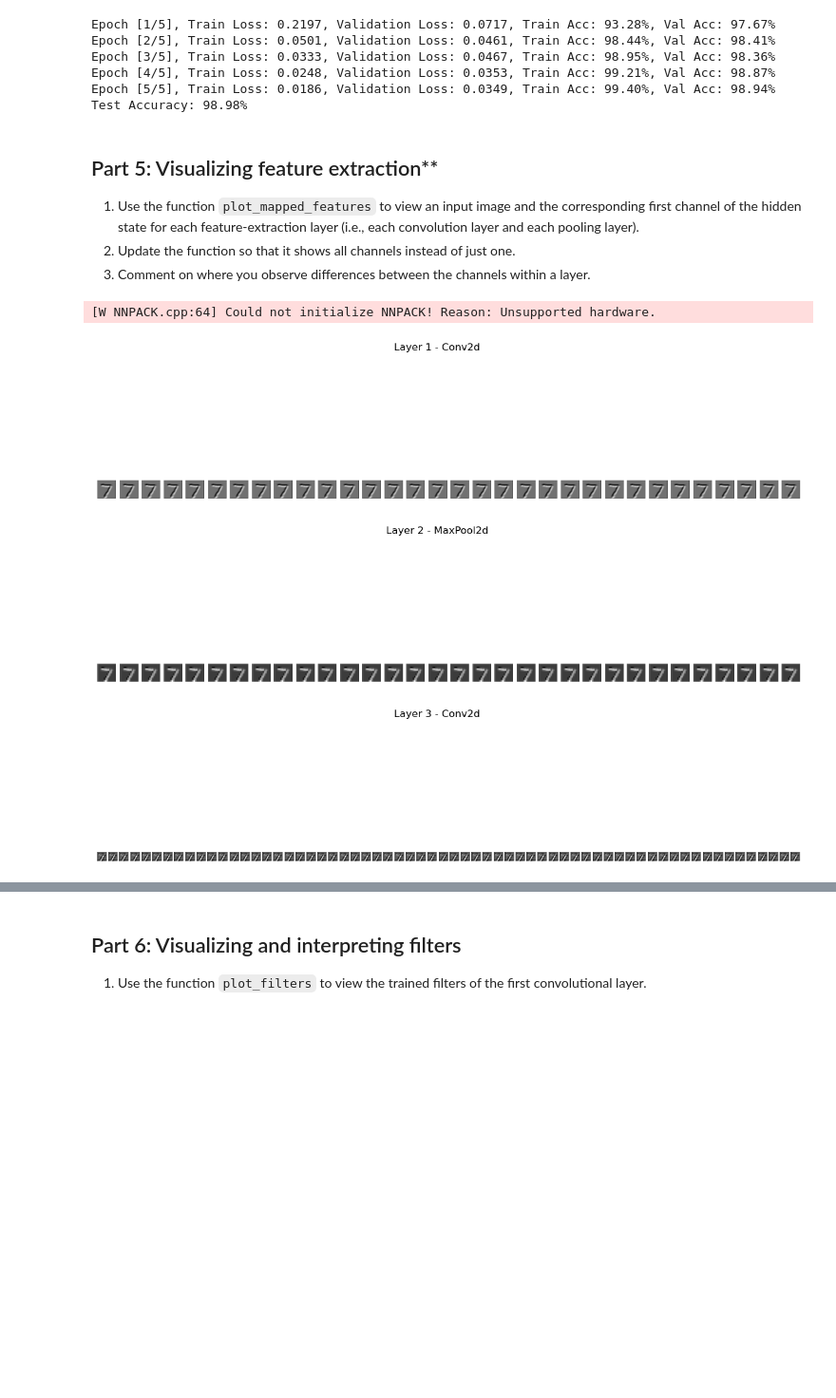
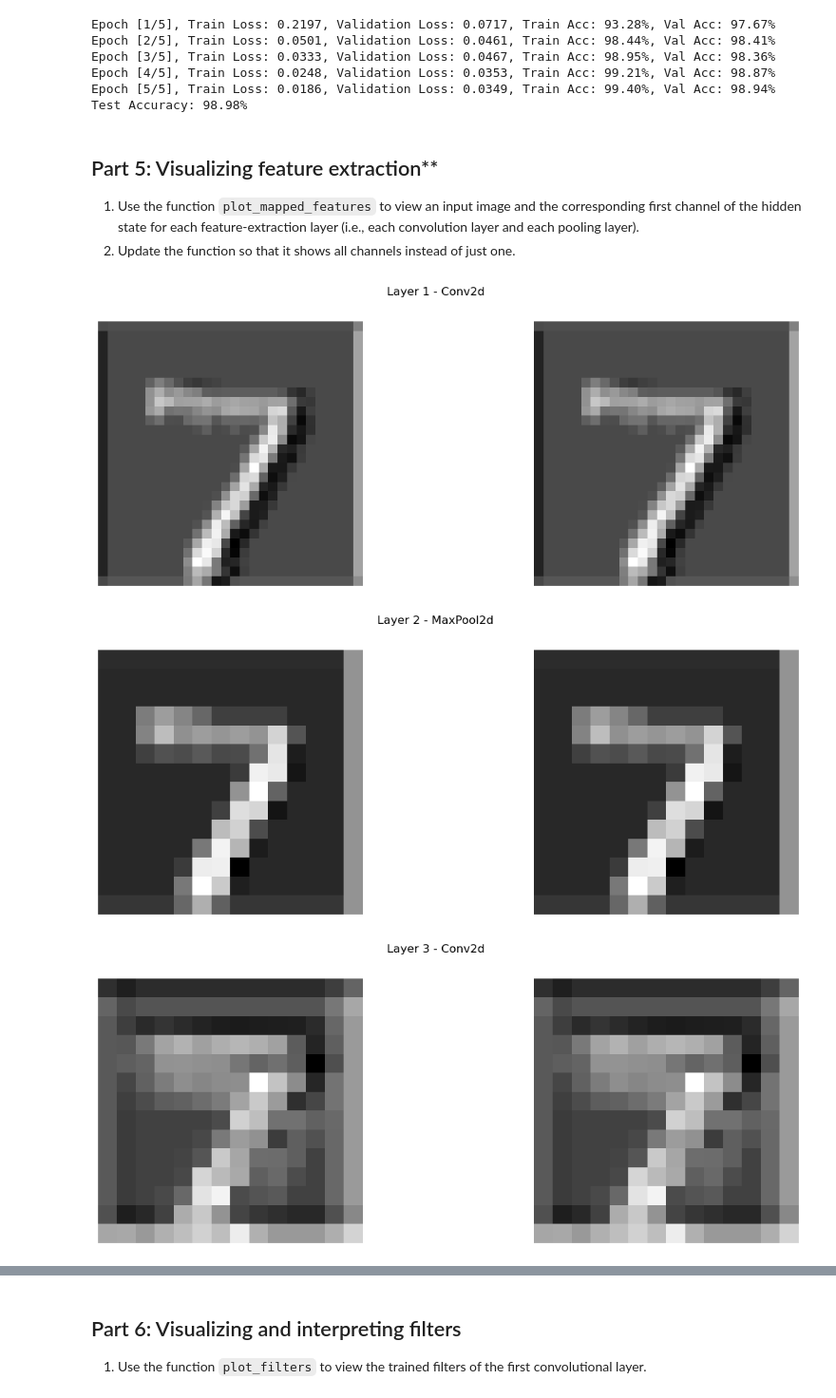
Before and after one commit to abbyirish3/mathematics-and-ai, a Jupyter notebook: weekly-projects/week6/Homework 6.ipynb, the cells around one changed output, grey strips where cells are left out. Shown at 95% size. Saved outputs shown, nothing was run; the diff lists cells and outputs as text; code cells hidden in the pictures; blank space fills up the shorter version.

```diff
--- a/weekly-projects/week6/Homework 6.ipynb
+++ b/weekly-projects/week6/Homework 6.ipynb
@@ -526,39 +526,37 @@ Test Accuracy: 98.98%
 ## Part 5: Visualizing feature extraction**
 1. Use the function `plot_mapped_features` to view an input image and the corresponding first channel of the hidden state for each feature-extraction layer (i.e., each convolution layer and each pooling layer).
 2. Update the function so that it shows all channels instead of just one.
-3. Comment on where you observe differences between the channels within a layer.
 # %%
 # Function to visualize the feature maps produced by different layers for a given image
 def plot_mapped_features(model, image, layers):
 
     # Add a batch dimension to the image tensor (from (channels, height, width) to (1, channels, height, width))
     x = image.unsqueeze(0)
 
     # Iterate over the specified layers
     for i, layer in enumerate(layers):
         # Pass the image through the current layer
         x = layer(x)
         # number of channels in feature map
-        num_channels = x.size(1)
+        num_channels = 2
 
         # Create a subplot with 1 row and len(layers) columns
         fig, axes = plt.subplots(1, num_channels, figsize=(15, 5))
 
         # Visualize the j-th channel of the feature map
         for j in range(num_channels):
             axes[j].imshow(x[0, 0].detach().cpu().numpy(), cmap='gray')
             axes[j].axis('off')
         fig.suptitle(f'Layer {i + 1} - {layer.__class__.__name__}')
         plt.show()
 
 
 examples = iter(test_loader)
 example_data, example_labels = next(examples) # get one batch from test set
 example_image = example_data[0]
 layers = [model.conv1, model.pool, model.conv2, model.pool, model.conv3, model.pool]
 plot_mapped_features(model, example_image, layers)
 # %% [output]
-[W NNPACK.cpp:64] Could not initialize NNPACK! Reason: Unsupported hardware.
-[figure, old version]
+[figure, new version]
-[figure, old version]
+[figure, new version]
-[figure, old version]
+[figure, new version]
```
Also changed, not shown: parts of 3 cells of this notebook.
